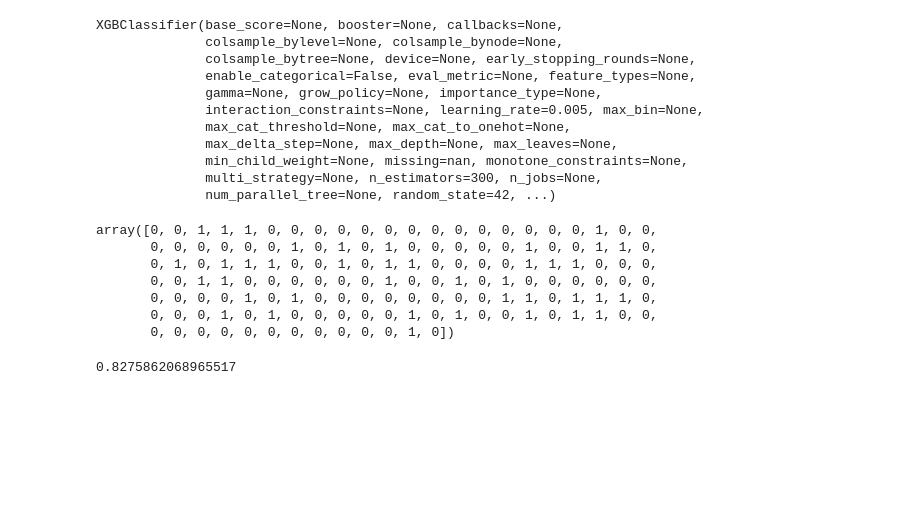
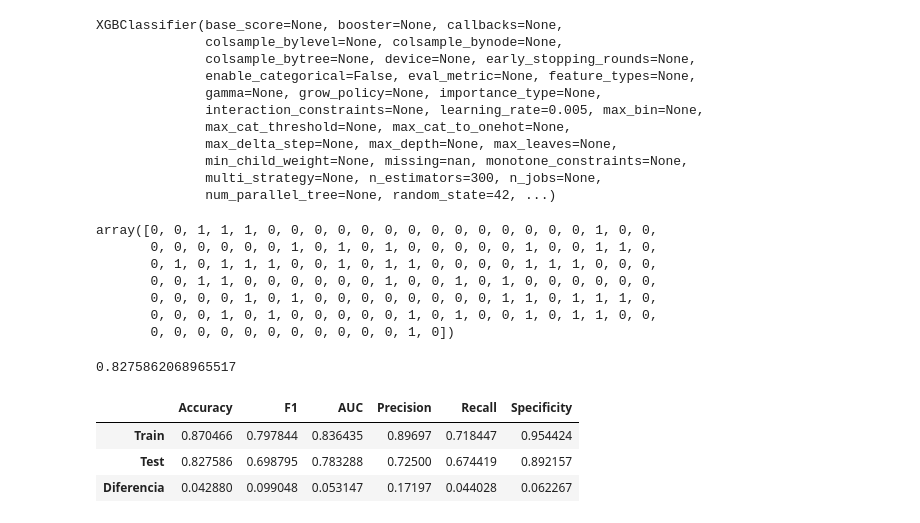
Before and after one commit to RmVa23/Decision-tree-RF, a Jupyter notebook: Boosting.ipynb, the cells around one changed output. Drawn from its saved outputs; the diff is of its cells as text; code cells hidden in the pictures; blank space fills up the shorter version.

```diff
--- a/Boosting.ipynb
+++ b/Boosting.ipynb
@@ -49,2 +53,45 @@ print(accuracy_score(y_test, y_pred))
 # %% [output]
 0.8275862068965517
+# %%
+# Evaluar el primer modelo en entrenamiento y prueba
+train_pred = model.predict(X_train)
+test_pred = model.predict(X_test)
+# %%
+def get_metrics(y_train, y_test, y_pred_train, y_pred_test):
+    # Calcular métricas para el conjunto de entrenamiento
+    train_accuracy = accuracy_score(y_train, y_pred_train)
+    train_f1 = f1_score(y_train, y_pred_train)
+    train_auc = roc_auc_score(y_train, y_pred_train)
+    train_precision = precision_score(y_train, y_pred_train)
+    train_recall = recall_score(y_train, y_pred_train)
+    train_specificity = specificity_score(y_train, y_pred_train)
+
+    # Calcular métricas para el conjunto de prueba
+    test_accuracy = accuracy_score(y_test, y_pred_test)
+    test_f1 = f1_score(y_test, y_pred_test)
+    test_auc = roc_auc_score(y_test, y_pred_test)
+    test_precision = precision_score(y_test, y_pred_test)
+    test_recall = recall_score(y_test, y_pred_test)
+    test_specificity = specificity_score(y_test, y_pred_test)
+
+    # Calcular la diferencia entre métricas de entrenamiento y prueba
+    diff_accuracy = train_accuracy - test_accuracy
+    diff_f1 = train_f1 - test_f1
+    diff_auc = train_auc - test_auc
+    diff_precision = train_precision - test_precision
+    diff_recall = train_recall - test_recall
+    diff_specificity = train_specificity - test_specificity
+
+    # Crear un DataFrame con los resultados
+    metrics_df = pd.DataFrame([[train_accuracy, train_f1, train_auc, train_precision, train_recall, train_specificity],[test_accuracy, test_f1, test_auc, test_precision, test_recall, test_specificity],[diff_accuracy, diff_f1, diff_auc, diff_precision, diff_recall, diff_specificity]],
+                              columns = ['Accuracy', 'F1', 'AUC', 'Precision', 'Recall', 'Specificity'],
+                              index = ['Train','Test', 'Diferencia'])
+
+    return metrics_df
+# %%
+get_metrics(y_train, y_test, train_pred, test_pred)
+# %% [output]
+|  | Accuracy | F1 | AUC | Precision | Recall | Specificity |
+| Train | 0.870466 | 0.797844 | 0.836435 | 0.89697 | 0.718447 | 0.954424 |
+| Test | 0.827586 | 0.698795 | 0.783288 | 0.72500 | 0.674419 | 0.892157 |
+| Diferencia | 0.042880 | 0.099048 | 0.053147 | 0.17197 | 0.044028 | 0.062267 |
```
Also changed, not shown: parts of 11 cells of this notebook, 1 other file.
